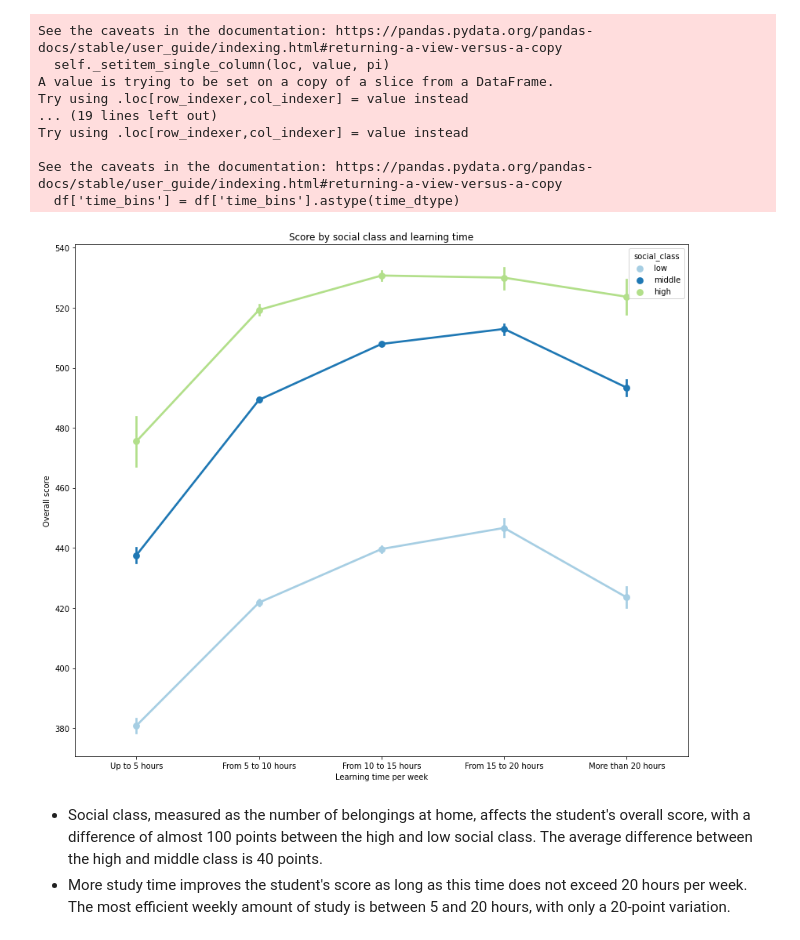
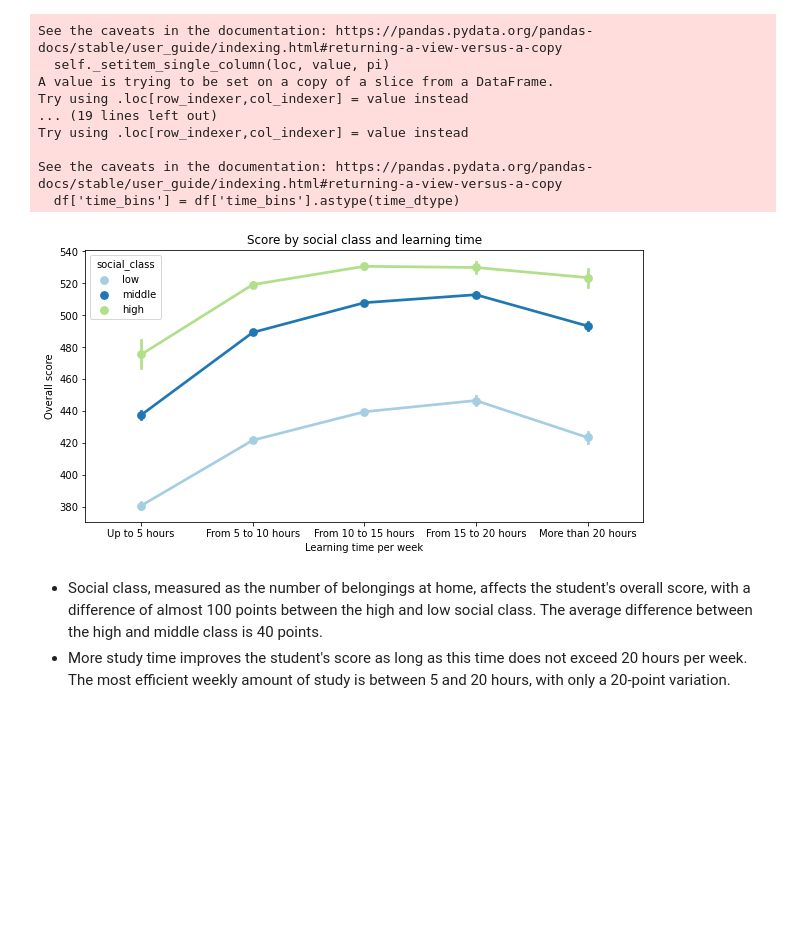
Before and after one commit to rubenvf/Comunicate-PISA-Findings, a Jupyter notebook: pisa_exploration.ipynb, the cells around one changed output. Saved outputs shown, nothing was run; the diff lists cells and outputs as text; code cells hidden in the pictures; blank space fills up the shorter version.

```diff
--- a/pisa_exploration.ipynb
+++ b/pisa_exploration.ipynb
@@ -603,13 +623,13 @@ Try using .loc[row_indexer,col_indexer] = value instead
 See the caveats in the documentation: https://pandas.pydata.org/pandas-docs/stable/user_guide/indexing.html#returning-a-view-versus-a-copy
   df['time_bins'] = df['time_bins'].astype(time_dtype)
 # %%
-plt.figure(figsize = [14, 12])
+plt.figure(figsize = [10, 5])
 sb.pointplot(data = df, x = 'time_bins', y = 'overall_score', hue = 'social_class', palette = "Paired")
 plt.xlabel("Learning time per week")
 plt.ylabel('Overall score')
 plt.title('Score by social class and learning time');
 # %% [output]
-[figure, old version]
+[figure, new version]
 # %% [markdown]
 - Social class, measured as the number of belongings at home, affects the student's overall score, with a difference of almost 100 points between the high and low social class. The average difference between the high and middle class is 40 points.
 - More study time improves the student's score as long as this time does not exceed 20 hours per week. The most efficient weekly amount of study is between 5 and 20 hours, with only a 20-point variation.
```
Also changed, not shown: parts of 12 cells of this notebook.
